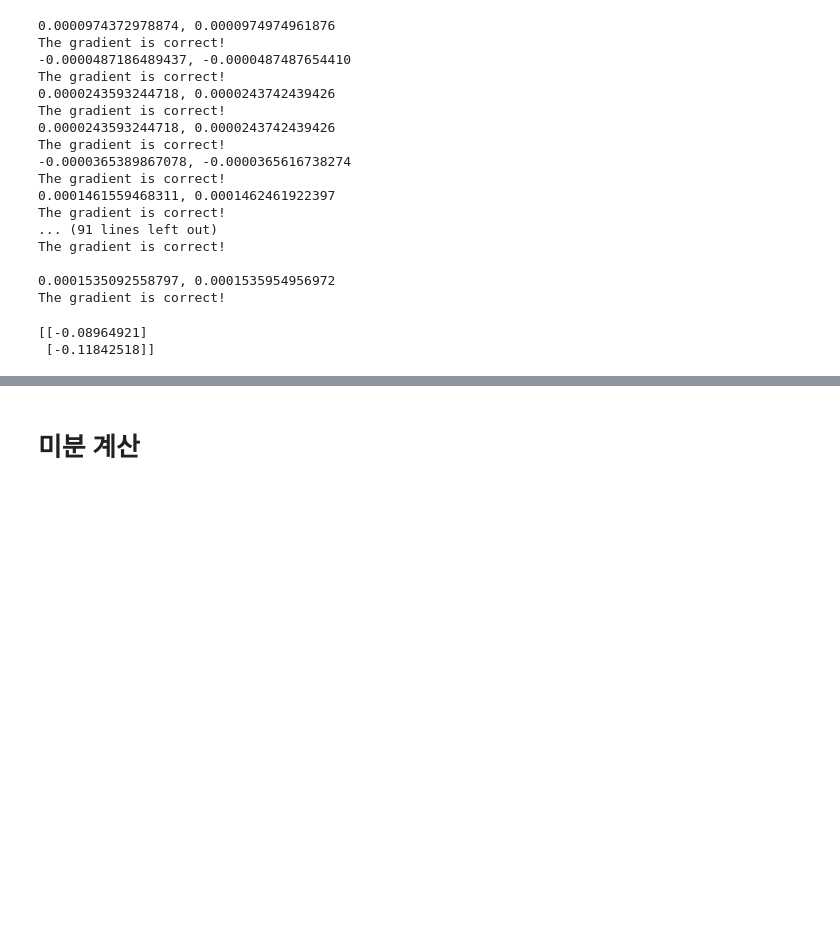
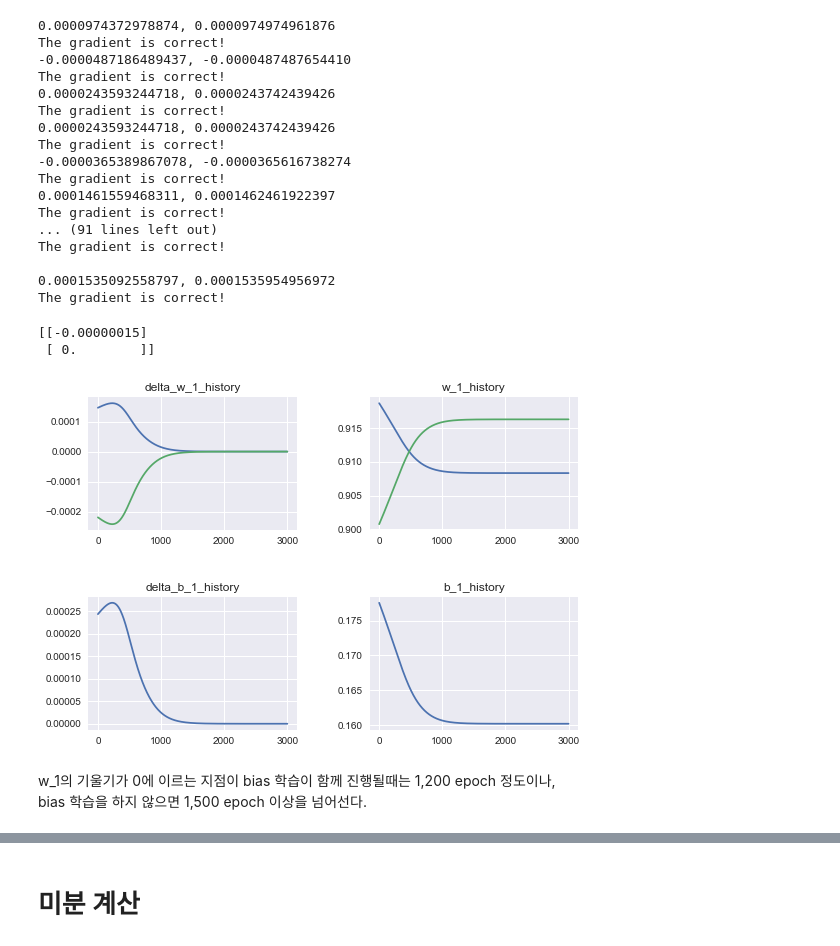
Before and after one commit to likejazz/jupyter-notebooks, a Jupyter notebook: backpropagation.ipynb, the cells around one changed output, grey strips where cells are left out. Saved outputs shown, nothing was run; the diff lists cells and outputs as text; code cells hidden in the pictures; blank space fills up the shorter version.

```diff
--- a/backpropagation.ipynb
+++ b/backpropagation.ipynb
@@ -152,12 +238,50 @@ The gradient is correct!
 The gradient is correct!
 # %%
 # 실제 학습이 잘 되는지 확인
-for _ in range(100):
+init()
+for _ in range(3000):
     train(i,t)
 query(i,t)
 # %% [output]
-[[-0.08964921]
- [-0.11842518]]
+[[-0.00000015]
+ [ 0.        ]]
+# %%
+# plot with various axes scales
+plt.figure(1)
+
+plt.subplot(221)
+plt.plot(delta_w_1_5_history)
+plt.title("delta_w_1_history")
+
+plt.subplot(222)
+plt.plot(w_1_5_history)
+plt.title("w_1_history")
+
+plt.subplot(221)
+plt.plot(delta_w_1_6_history)
+
+plt.subplot(222)
+plt.plot(w_1_6_history)
+
+plt.subplot(223)
+plt.plot(delta_b_1_history)
+plt.title("delta_b_1_history")
+
+plt.subplot(224)
+plt.plot(b_1_history)
+plt.title("b_1_history")
+
+# Adjust the subplot layout, because the logit one may take more space
+# than usual, due to y-tick labels like "1 - 10^{-3}"
+# https://matplotlib.org/gallery/pyplots/pyplot_scales.html#sphx-glr-gallery-pyplots-pyplot-scales-py
+plt.subplots_adjust(top=0.92, bottom=0.08, left=0.10, right=0.95, hspace=0.5,
+                    wspace=0.35)
+plt.show()
+# %% [output]
+[figure, added]
+# %% [markdown]
+w_1의 기울기가 0에 이르는 지점이 bias 학습이 함께 진행될때는 1,200 epoch 정도이나,
+bias 학습을 하지 않으면 1,500 epoch 이상을 넘어선다.
 # %%
 w_1
 # %% [output]
```
Also changed, not shown: parts of 7 cells of this notebook.
